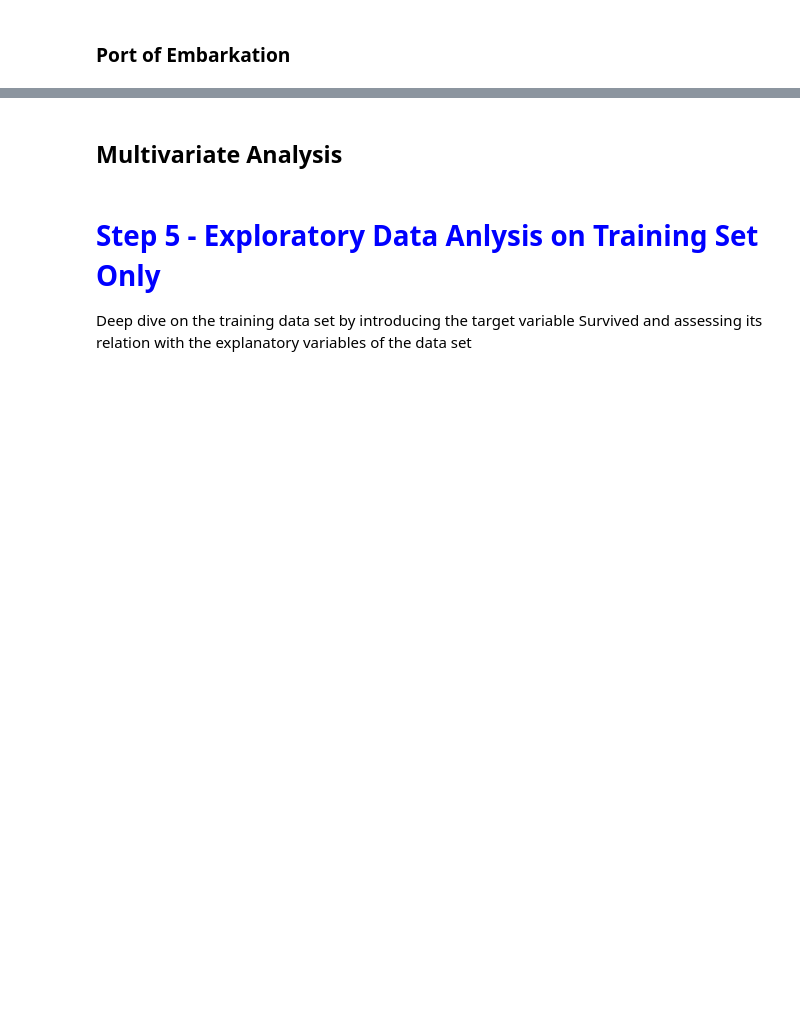
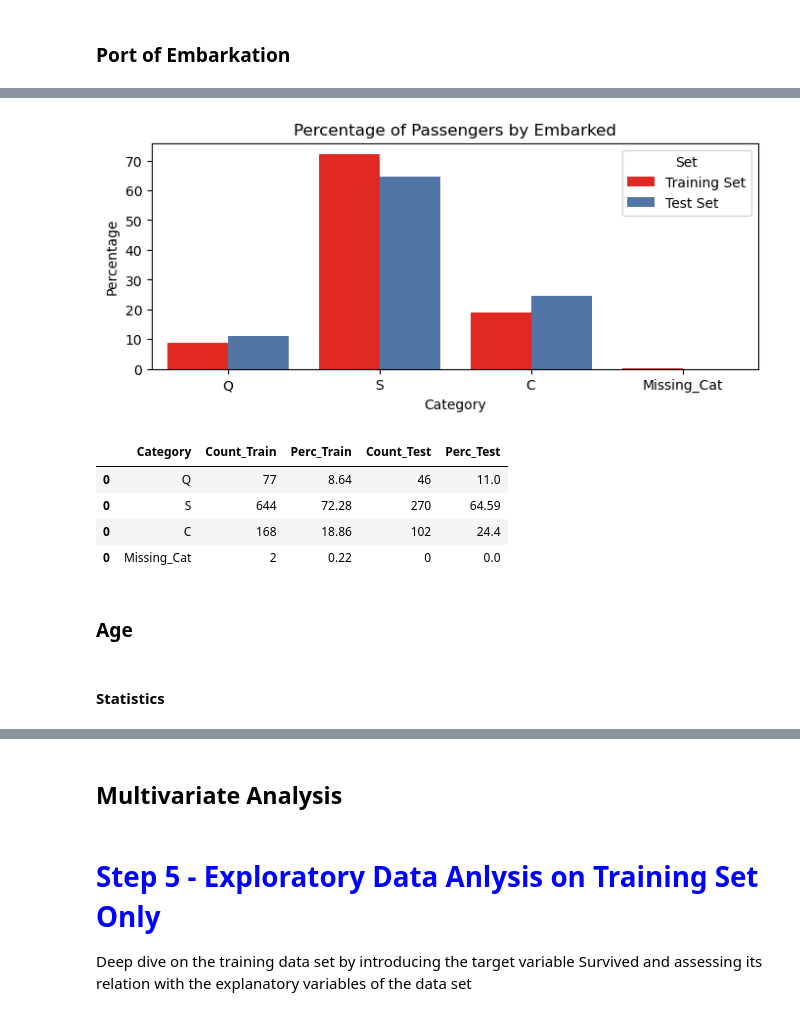
Before and after one commit to A4Ayou/kaggle-projects, a Jupyter notebook: projects/titanic/Notebook_Titanic_Analysis.ipynb, the cells around one changed output, grey strips where cells are left out. Cells and saved outputs as stored; diff of their text form; code cells hidden in the pictures; blank space fills up the shorter version.

```diff
--- a/projects/titanic/Notebook_Titanic_Analysis.ipynb
+++ b/projects/titanic/Notebook_Titanic_Analysis.ipynb
@@ -324,0 +318,15 @@ table_result
+# %%
+table_port = func_eda_univ_cat('Embarked', df_train, df_test)
+
+table_port
+# %% [output]
+[figure, added]
+|  | Category | Count_Train | Perc_Train | Count_Test | Perc_Test |
+| 0 | Q | 77 | 8.64 | 46 | 11.0 |
+| 0 | S | 644 | 72.28 | 270 | 64.59 |
+| 0 | C | 168 | 18.86 | 102 | 24.4 |
+| 0 | Missing_Cat | 2 | 0.22 | 0 | 0.0 |
+# %% [markdown]
+### Age
+# %% [markdown]
+#### Statistics
```
Also changed, not shown: parts of 26 cells of this notebook.
